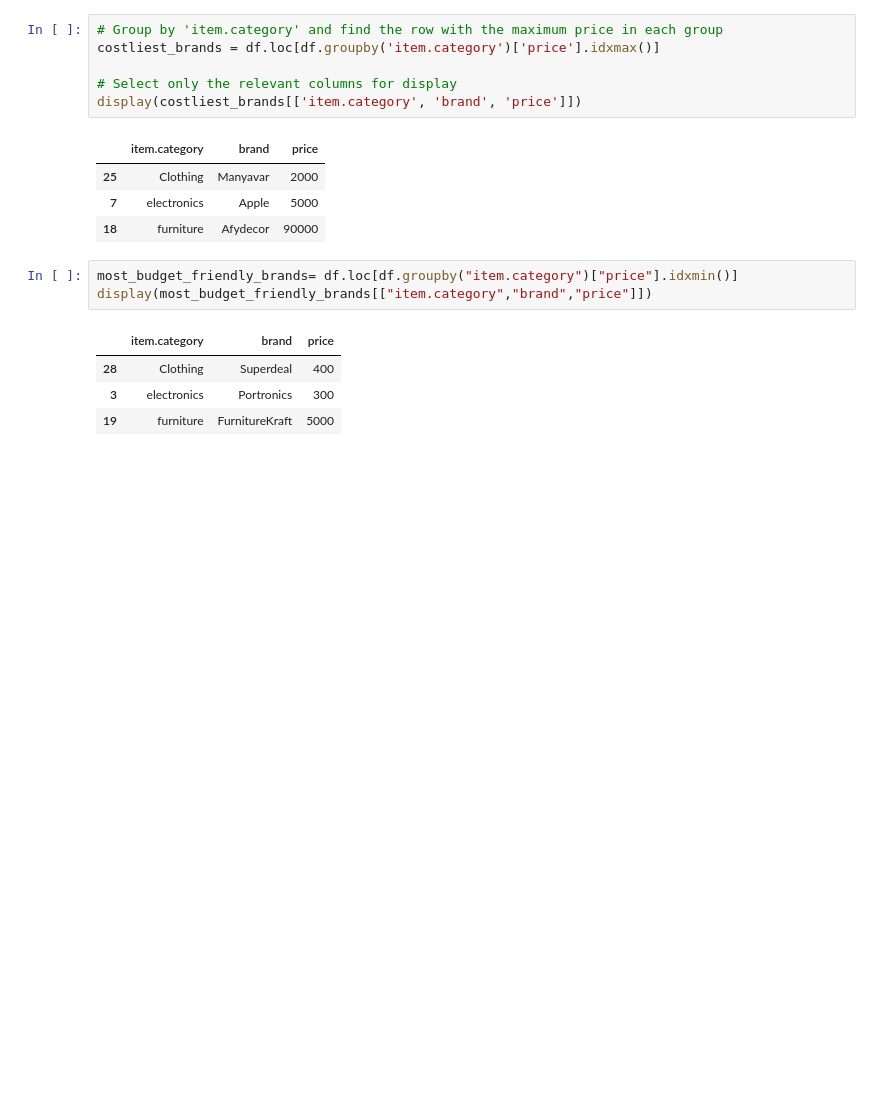
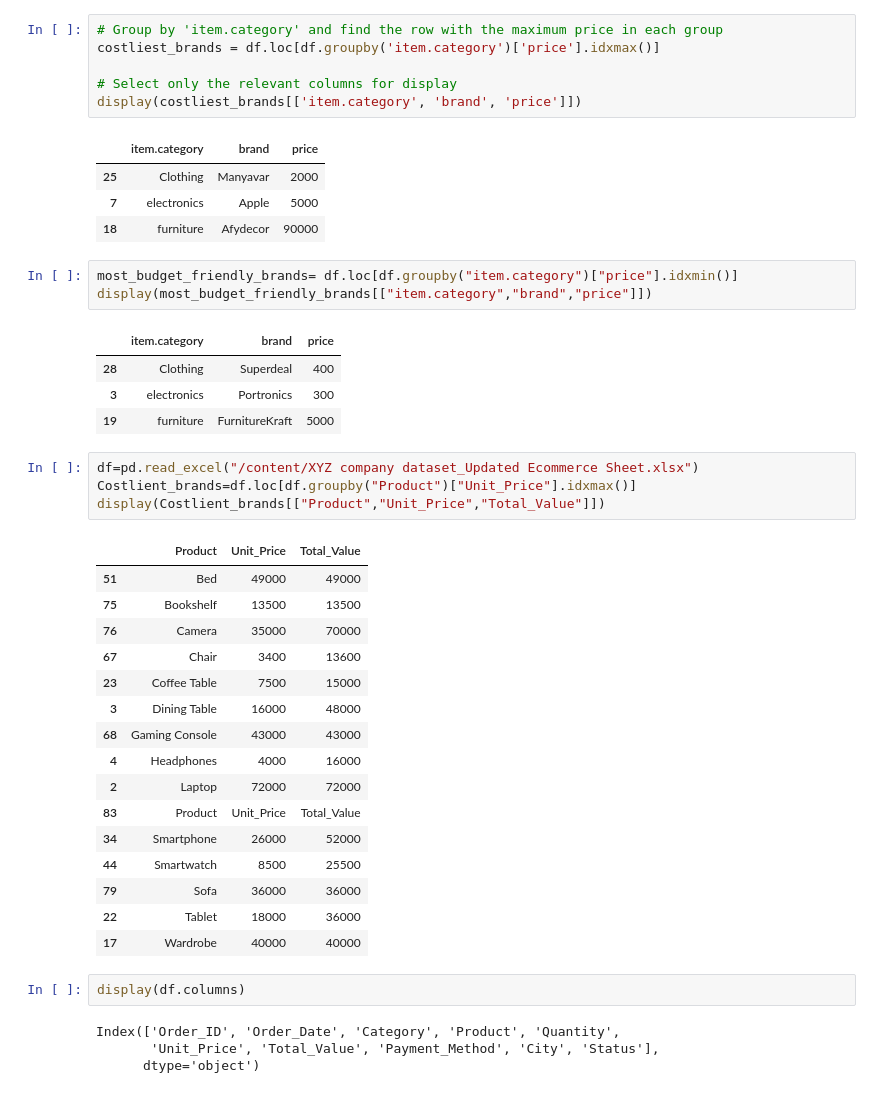
Before and after one commit to PhiWhyyy/E-Commerce-Business-Analysis, a Jupyter notebook: E_Commerce_Business_Analysis_Project.ipynb, the cells around one changed output. Saved outputs shown, nothing was run; the diff lists cells and outputs as text; blank space fills up the shorter version.

```diff
--- a/E_Commerce_Business_Analysis_Project.ipynb
+++ b/E_Commerce_Business_Analysis_Project.ipynb
@@ -32,3 +32,30 @@ display(most_budget_friendly_brands[["item.category","brand","price"]])
 | 28 | Clothing | Superdeal | 400 |
 | 3 | electronics | Portronics | 300 |
 | 19 | furniture | FurnitureKraft | 5000 |
+# %%
+df=pd.read_excel("/content/XYZ company dataset_Updated Ecommerce Sheet.xlsx")
+Costlient_brands=df.loc[df.groupby("Product")["Unit_Price"].idxmax()]
+display(Costlient_brands[["Product","Unit_Price","Total_Value"]])
+# %% [output]
+|  | Product | Unit_Price | Total_Value |
+| 51 | Bed | 49000 | 49000 |
+| 75 | Bookshelf | 13500 | 13500 |
+| 76 | Camera | 35000 | 70000 |
+| 67 | Chair | 3400 | 13600 |
+| 23 | Coffee Table | 7500 | 15000 |
+| 3 | Dining Table | 16000 | 48000 |
+| 68 | Gaming Console | 43000 | 43000 |
+| 4 | Headphones | 4000 | 16000 |
+| 2 | Laptop | 72000 | 72000 |
+| 83 | Product | Unit_Price | Total_Value |
+| 34 | Smartphone | 26000 | 52000 |
+| 44 | Smartwatch | 8500 | 25500 |
+| 79 | Sofa | 36000 | 36000 |
+| 22 | Tablet | 18000 | 36000 |
+| 17 | Wardrobe | 40000 | 40000 |
+# %%
+display(df.columns)
+# %% [output]
+Index(['Order_ID', 'Order_Date', 'Category', 'Product', 'Quantity',
+       'Unit_Price', 'Total_Value', 'Payment_Method', 'City', 'Status'],
+      dtype='object')
```
Also changed, not shown: parts of 6 cells of this notebook.
